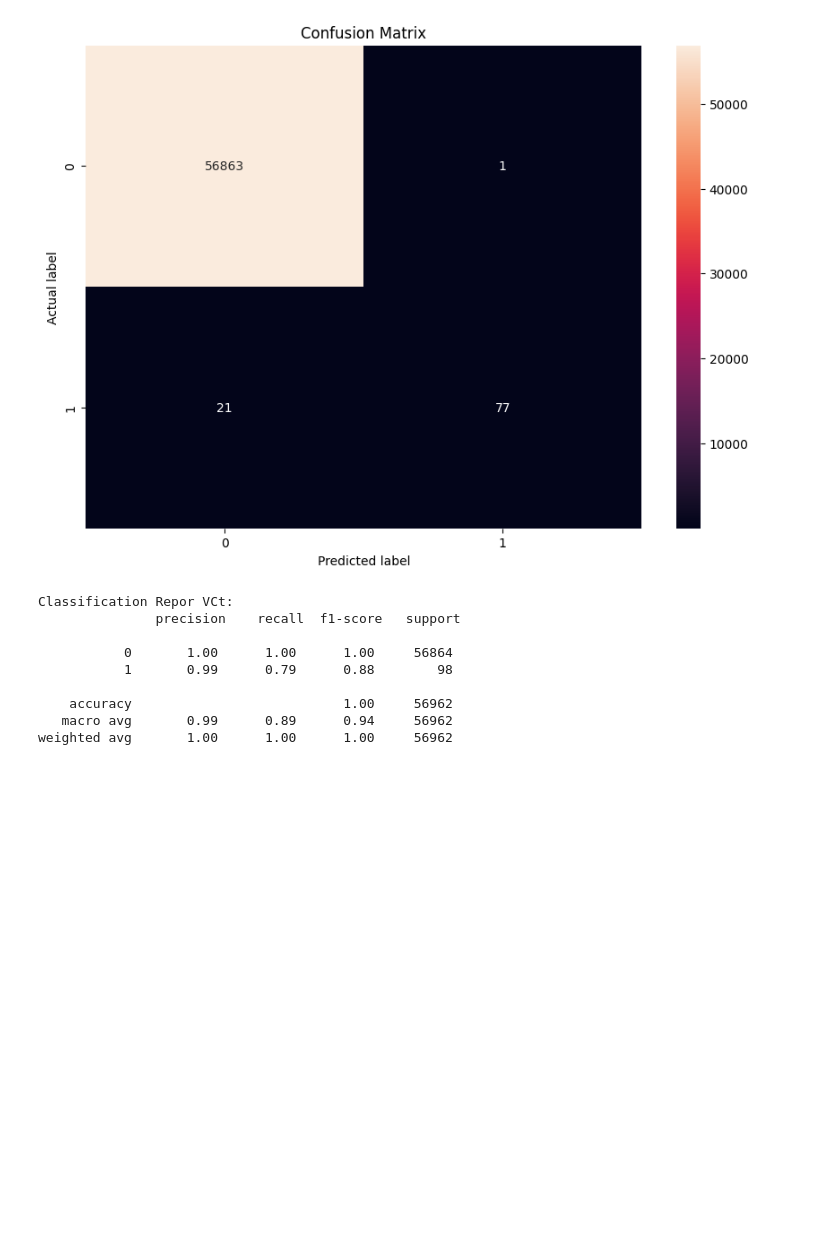
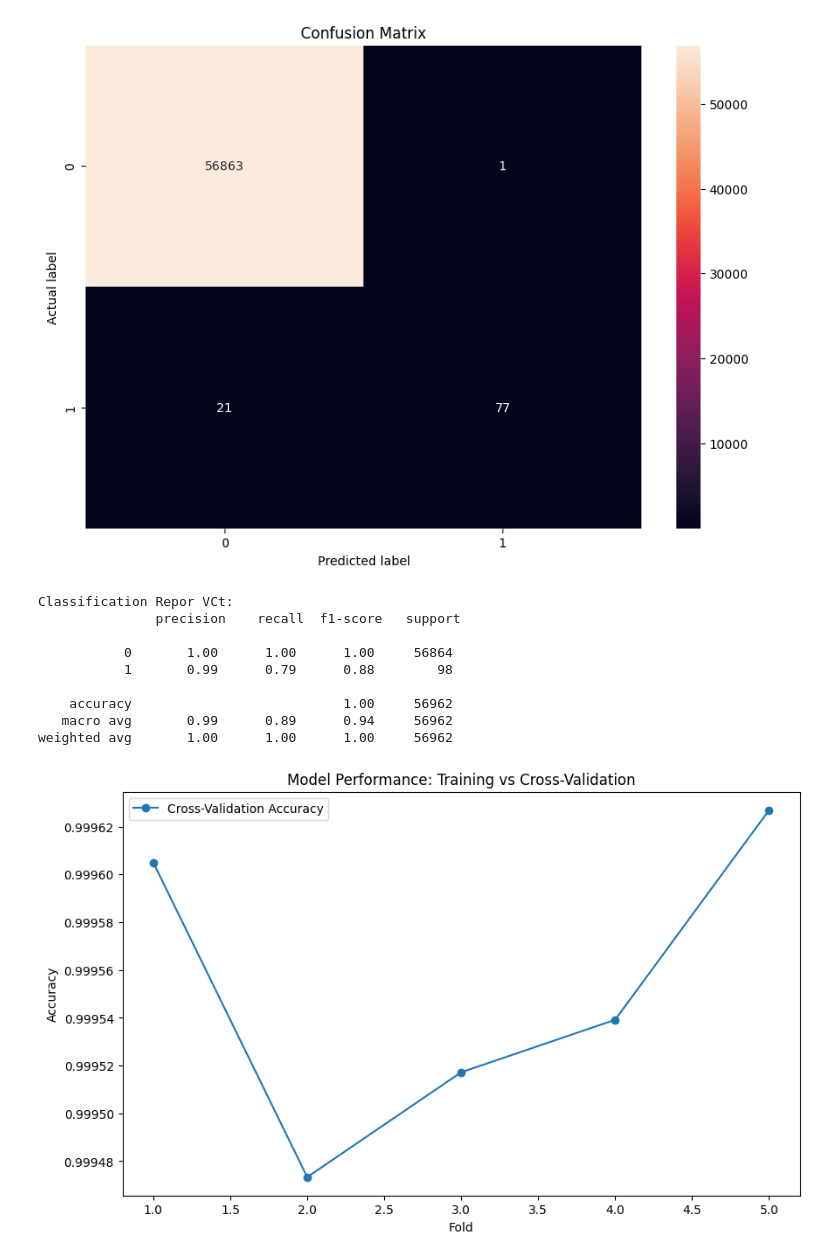
Before and after one commit to Oshgig/FRAUD-DETECTION, a Jupyter notebook: Project_code.ipynb, the cells around one changed output. Saved outputs shown, nothing was run; the diff lists cells and outputs as text; code cells hidden in the pictures; blank space fills up the shorter version.

Commit message:
Cross validation

```diff
--- a/Project_code.ipynb
+++ b/Project_code.ipynb
@@ -568,3 +580,28 @@ Classification Repor VCt:
     accuracy                           1.00     56962
    macro avg       0.99      0.89      0.94     56962
 weighted avg       1.00      1.00      1.00     56962
+# %%
+from sklearn.model_selection import cross_val_score
+#import matplotlib.pyplot as plt
+
+# Assuming X_train, y_train are your training data and labels
+voting_clf = VotingClassifier(estimators=[('svc', svc), ('rf', rf), ('XGB', xgb)], voting='soft',weights=[1, 1, 2])
+# Calculate cross-validation scores on the training set
+cv_scores_train = cross_val_score(voting_clf, X_train, y_train, cv=5)
+
+# Train the model on the entire training set and evaluate on the same set
+voting_clf.fit(X_train, y_train)
+
+
+# Plotting
+plt.figure(figsize=(10, 6))
+plt.plot(range(1, 6), cv_scores_train, label='Cross-Validation Accuracy', marker='o')
+
+
+plt.xlabel('Fold')
+plt.ylabel('Accuracy')
+plt.title('Model Performance: Training vs Cross-Validation')
+plt.legend()
+plt.show()
+# %% [output]
+[figure, added]
```
Also changed, not shown: parts of 22 cells of this notebook.
